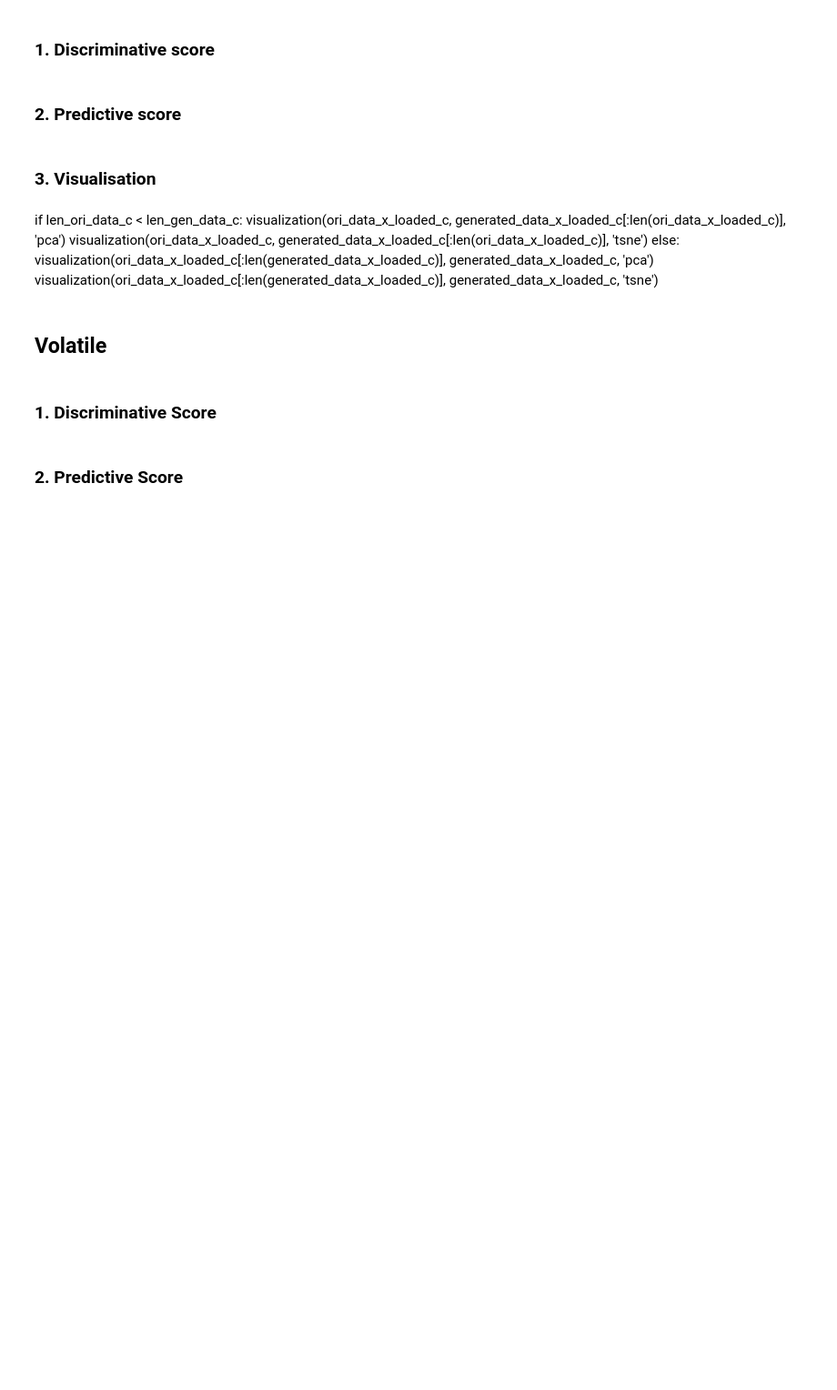
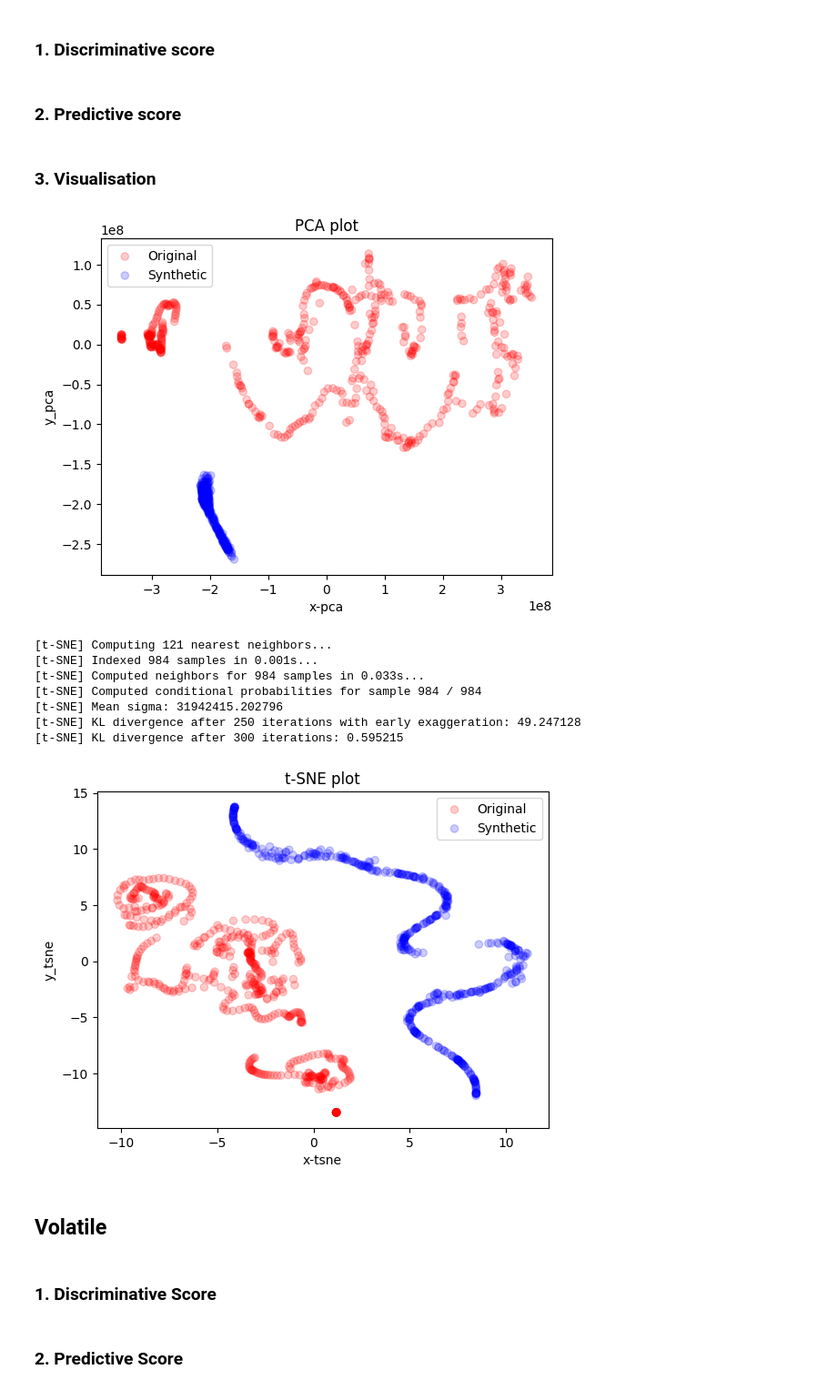
Before and after one commit to killjax/TimeGAN, a Jupyter notebook: tutorial_timegan.ipynb, the cells around one changed output. Shown: that part at 91% size. Cells and saved outputs as stored; diff of their text form; code cells hidden in the pictures; blank space fills up the shorter version.

```diff
--- a/tutorial_timegan.ipynb
+++ b/tutorial_timegan.ipynb
@@ -124,4 +193,4 @@ TimeGAN uses the original data and network parameters to return the generated sy
 # %%
 # Run TimeGAN
-generated_data_s, generated_data_x = timegan(ori_data_s, ori_data_x, parameters)
+generated_data_s, generated_data_x = generate_data_from_saved_models(ori_data_s, ori_data_x)
 print('Finish Synthetic Data Generation')
@@ -283,13 +389,23 @@ for _ in range(metric_iteration):
 print('predictive score: ' + str(np.round(np.mean(predictive_score), 4)))
 # %% [markdown]
 ### 3. Visualisation
-# %% [markdown]
-if len_ori_data_c < len_gen_data_c:
-    visualization(ori_data_x_loaded_c, generated_data_x_loaded_c[:len(ori_data_x_loaded_c)], 'pca')
-    visualization(ori_data_x_loaded_c, generated_data_x_loaded_c[:len(ori_data_x_loaded_c)], 'tsne')
-else:
-    visualization(ori_data_x_loaded_c[:len(generated_data_x_loaded_c)], generated_data_x_loaded_c, 'pca')
-    visualization(ori_data_x_loaded_c[:len(generated_data_x_loaded_c)], generated_data_x_loaded_c, 'tsne')
+# %%
+if len_ori_data_c < len_gen_data_c:
+    visualization(ori_data_x_loaded_c, generated_data_x_loaded_c[:len(ori_data_x_loaded_c)], 'pca')
+    visualization(ori_data_x_loaded_c, generated_data_x_loaded_c[:len(ori_data_x_loaded_c)], 'tsne')
+else:
+    visualization(ori_data_x_loaded_c[:len(generated_data_x_loaded_c)], generated_data_x_loaded_c, 'pca')
+    visualization(ori_data_x_loaded_c[:len(generated_data_x_loaded_c)], generated_data_x_loaded_c, 'tsne')
+# %% [output]
+[figure, added]
+[t-SNE] Computing 121 nearest neighbors...
+[t-SNE] Indexed 984 samples in 0.001s...
+[t-SNE] Computed neighbors for 984 samples in 0.033s...
+[t-SNE] Computed conditional probabilities for sample 984 / 984
+[t-SNE] Mean sigma: 31942415.202796
+[t-SNE] KL divergence after 250 iterations with early exaggeration: 49.247128
+[t-SNE] KL divergence after 300 iterations: 0.595215
+[figure, added]
 # %% [markdown]
 ## Volatile
 # %%
```
Also changed, not shown: parts of 12 cells of this notebook, 6 other files.
